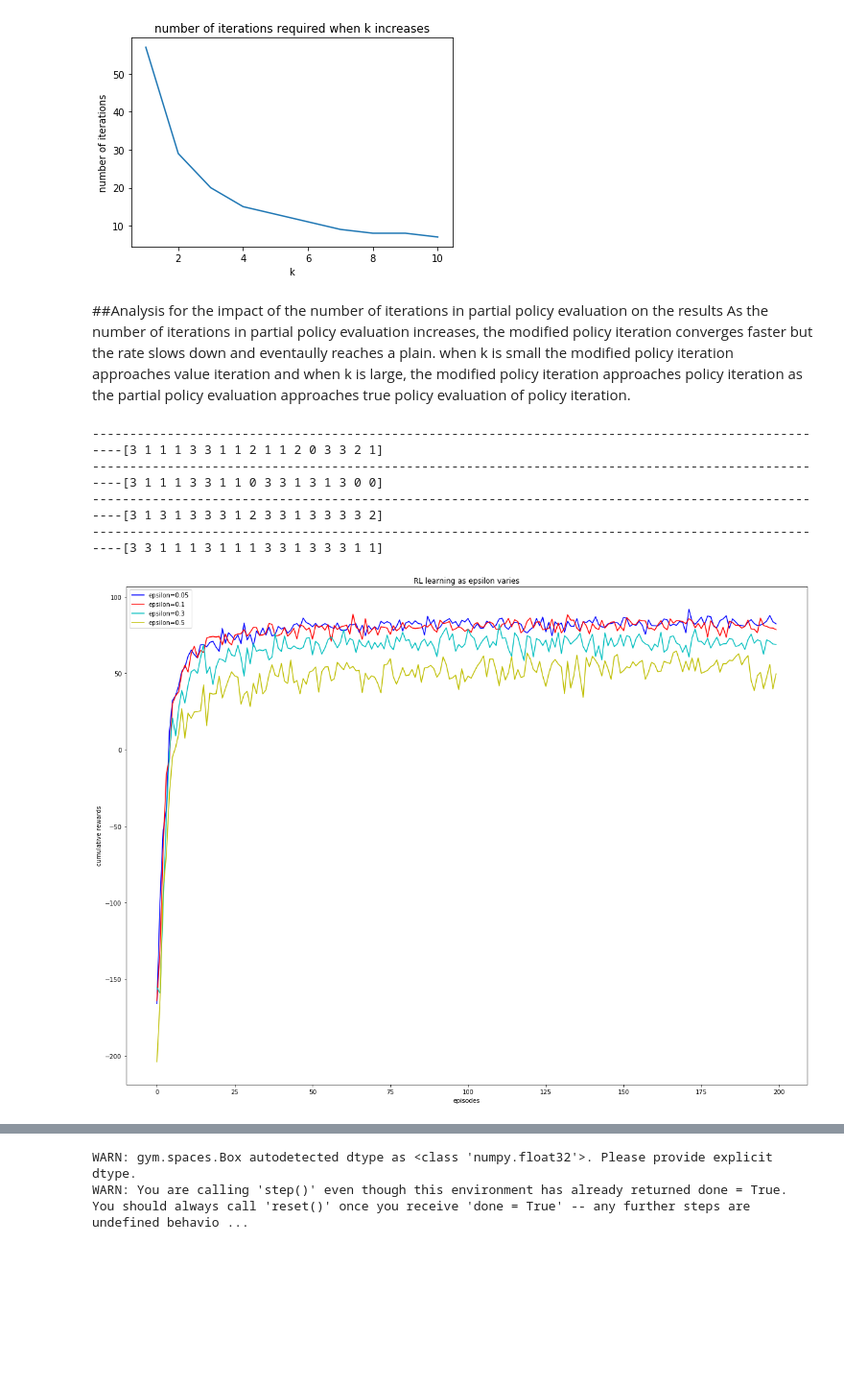
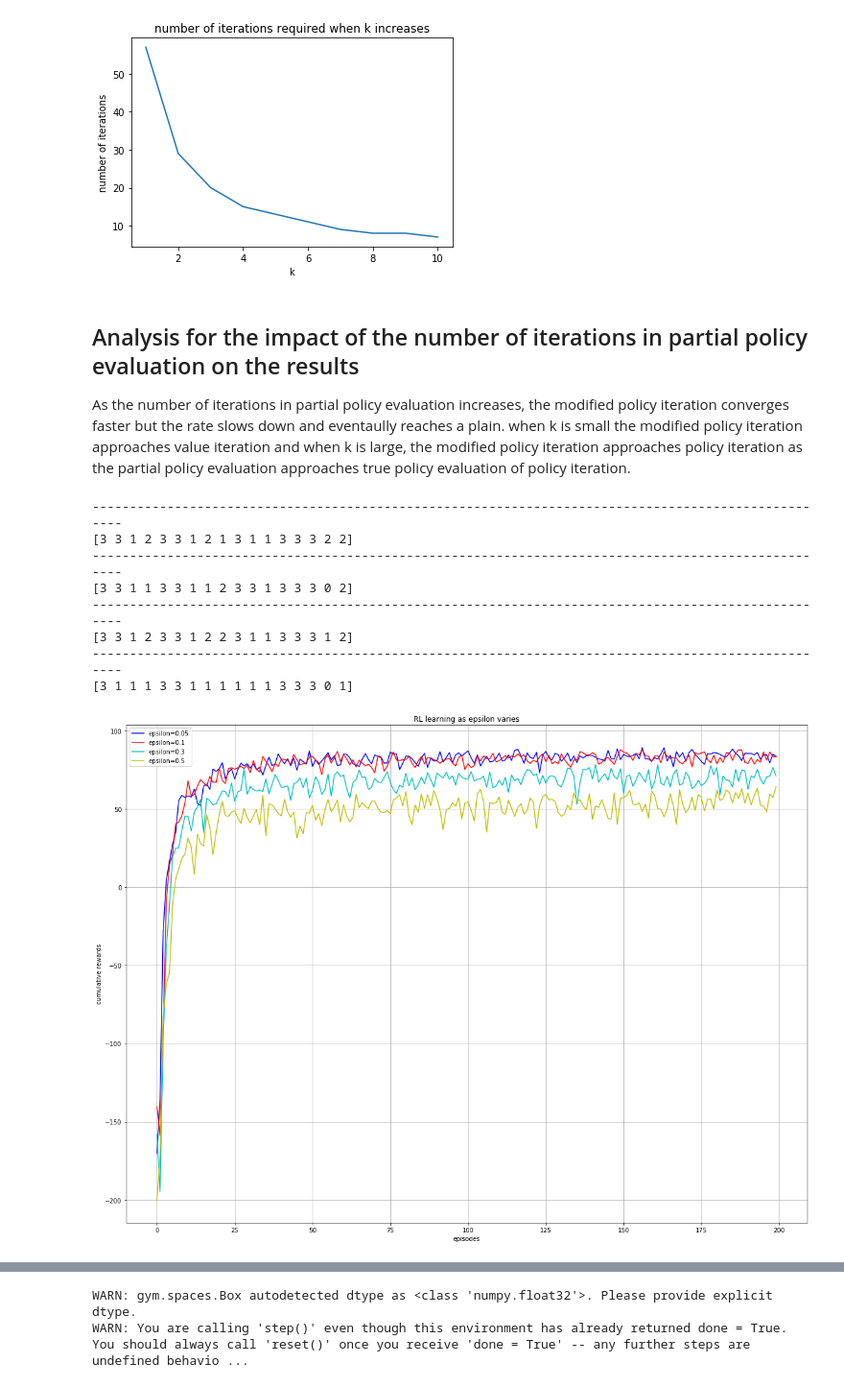
Before and after one commit to songhobby/Reinforcement_Learning, a Jupyter notebook: RLa1.ipynb, the cells around one changed output, grey strips where cells are left out. Shown at 96% size. Saved outputs shown, nothing was run; the diff lists cells and outputs as text; code cells hidden in the pictures; blank space fills up the shorter version.

```diff
--- a/RLa1.ipynb
+++ b/RLa1.ipynb
@@ -259,7 +259,7 @@ Number of Iteration 13
 Policy [0 1 1 1]
 [figure]
 # %% [markdown]
-##Analysis for the impact of the number of iterations in partial policy evaluation on the results
+## Analysis for the impact of the number of iterations in partial policy evaluation on the results
 As the number of iterations in partial policy evaluation increases, the modified policy iteration converges faster but the rate slows down and eventaully reaches a plain. when k is small the modified policy iteration approaches value iteration and when k is large, the modified policy iteration approaches policy iteration as the partial policy evaluation approaches true policy evaluation of policy iteration.
 # %%
 class RL:
@@ -664,41 +664,50 @@ for i in range(100):
   [Q,policy,history] = rlProblem.qLearning(s0=0,initialQ=np.zeros([mdp.nActions,mdp.nStates]),nEpisodes=200,nSteps=100,epsilon=0.05)
   history_lst.append(history)
 _=plt.plot(range(200),np.average(history_lst,axis=0),'-b', label='epsilon=0.05')
+print()
 print(policy)
 
 history_lst=[]
 for i in range(100):
   print('-',end='')
   [Q,policy,history] = rlProblem.qLearning(s0=0,initialQ=np.zeros([mdp.nActions,mdp.nStates]),nEpisodes=200,nSteps=100,epsilon=0.1)
   history_lst.append(history)
 _=plt.plot(range(200),np.average(history_lst,axis=0),'-r', label='epsilon=0.1')
+print()
 print(policy)
 
 history_lst=[]
 for i in range(100):
   print('-',end='')
   [Q,policy,history] = rlProblem.qLearning(s0=0,initialQ=np.zeros([mdp.nActions,mdp.nStates]),nEpisodes=200,nSteps=100,epsilon=0.3)
   history_lst.append(history)
 _=plt.plot(range(200),np.average(history_lst,axis=0),'-c', label='epsilon=0.3')
+print()
 print(policy)
 
 history_lst=[]
 for i in range(100):
   print('-',end='')
   [Q,policy,history] = rlProblem.qLearning(s0=0,initialQ=np.zeros([mdp.nActions,mdp.nStates]),nEpisodes=200,nSteps=100,epsilon=0.5)
   history_lst.append(history)
 _=plt.plot(range(200),np.average(history_lst,axis=0),'-y', label='epsilon=0.5')
+print()
 print(policy)
 
 plt.legend()
 plt.xlabel("episodes")
 plt.ylabel("cumulative rewards")
 plt.title("RL learning as epsilon varies")
+plt.grid()
 plt.show()
 # %% [output]
-----------------------------------------------------------------------------------------------------[3 1 1 1 3 3 1 1 2 1 1 2 0 3 3 2 1]
-----------------------------------------------------------------------------------------------------[3 1 1 1 3 3 1 1 0 3 3 1 3 1 3 0 0]
-----------------------------------------------------------------------------------------------------[3 1 3 1 3 3 3 1 2 3 3 1 3 3 3 3 2]
-----------------------------------------------------------------------------------------------------[3 3 1 1 1 3 1 1 1 3 3 1 3 3 3 1 1]
+----------------------------------------------------------------------------------------------------
+[3 3 1 2 3 3 1 2 1 3 1 1 3 3 3 2 2]
+----------------------------------------------------------------------------------------------------
+[3 3 1 1 3 3 1 1 2 3 3 1 3 3 3 0 2]
+----------------------------------------------------------------------------------------------------
+[3 3 1 2 3 3 1 2 2 3 1 1 3 3 3 1 2]
+----------------------------------------------------------------------------------------------------
+[3 1 1 1 3 3 1 1 1 1 1 1 3 3 3 0 1]
-[figure, old version]
+[figure, new version]
 # %% [markdown]
```
Also changed, not shown: parts of 3 cells of this notebook.
